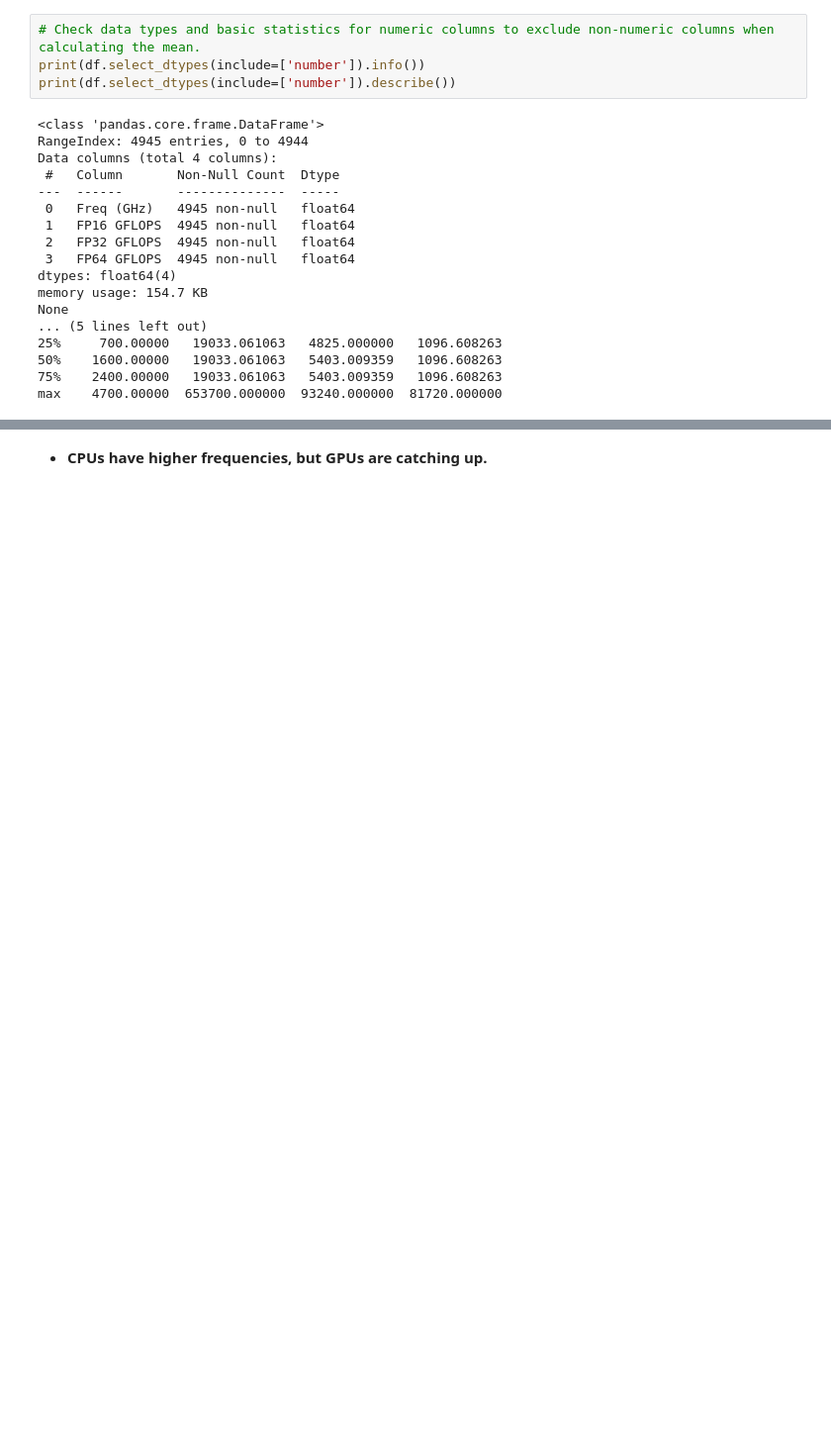
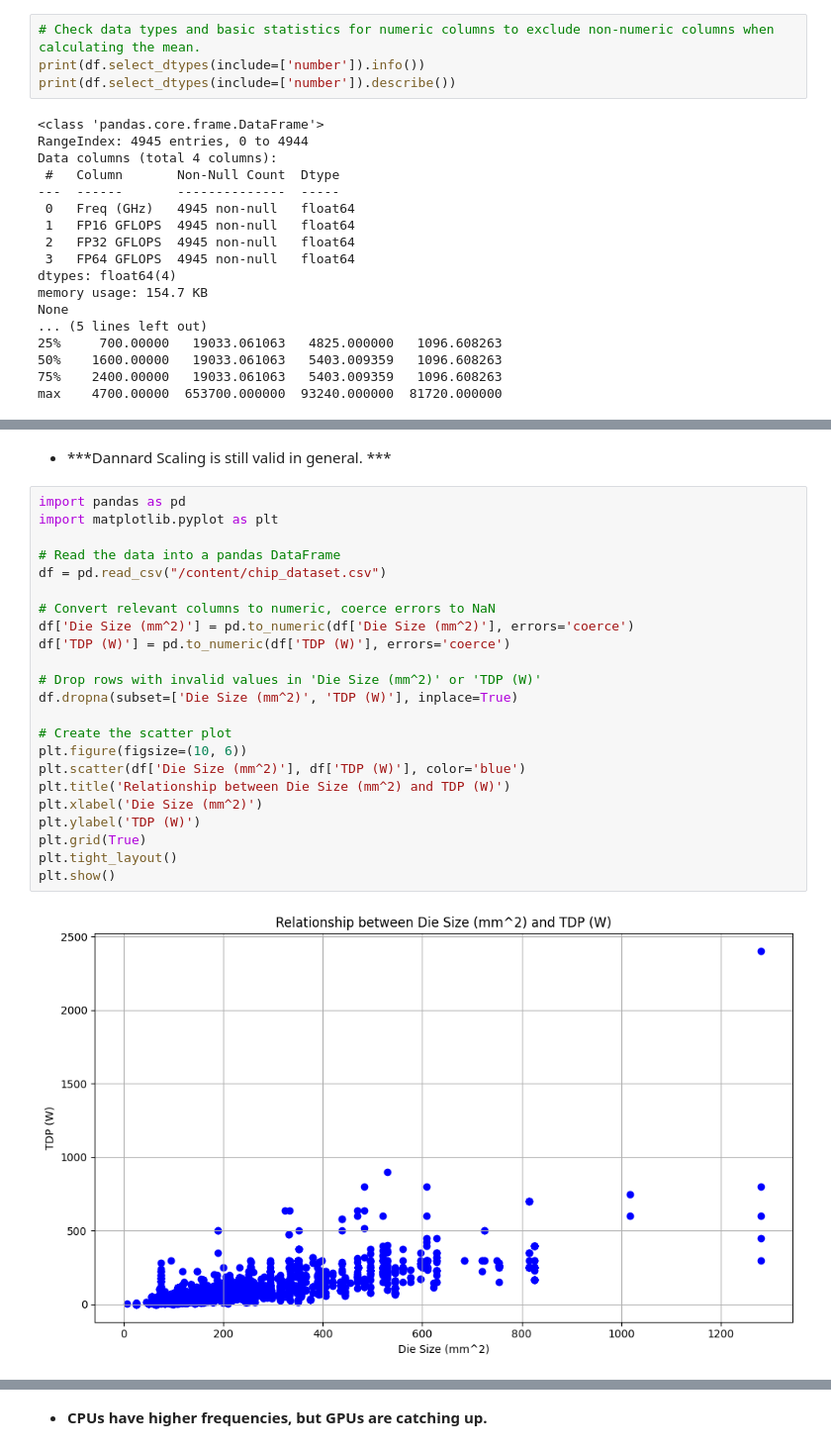
Before and after one commit to Iveynganga/MACHINE-LEARNING-1, a Jupyter notebook: DataCleaningProject.ipynb, the cells around one changed output, grey strips where cells are left out. Shown at 99% size. Saved outputs shown, nothing was run; the diff lists cells and outputs as text; blank space fills up the shorter version.

```diff
--- a/DataCleaningProject.ipynb
+++ b/DataCleaningProject.ipynb
@@ -209,0 +203,27 @@ The visualizations also provide evidence of advancements in transistor density a
+# %% [markdown]
+- ***Dannard Scaling is still valid in general. ***
+# %%
+import pandas as pd
+import matplotlib.pyplot as plt
+
+# Read the data into a pandas DataFrame
+df = pd.read_csv("/content/chip_dataset.csv")
+
+# Convert relevant columns to numeric, coerce errors to NaN
+df['Die Size (mm^2)'] = pd.to_numeric(df['Die Size (mm^2)'], errors='coerce')
+df['TDP (W)'] = pd.to_numeric(df['TDP (W)'], errors='coerce')
+
+# Drop rows with invalid values in 'Die Size (mm^2)' or 'TDP (W)'
+df.dropna(subset=['Die Size (mm^2)', 'TDP (W)'], inplace=True)
+
+# Create the scatter plot
+plt.figure(figsize=(10, 6))
+plt.scatter(df['Die Size (mm^2)'], df['TDP (W)'], color='blue')
+plt.title('Relationship between Die Size (mm^2) and TDP (W)')
+plt.xlabel('Die Size (mm^2)')
+plt.ylabel('TDP (W)')
+plt.grid(True)
+plt.tight_layout()
+plt.show()
+# %% [output]
+[figure, added]
```
Also changed, not shown: parts of 22 cells of this notebook.
